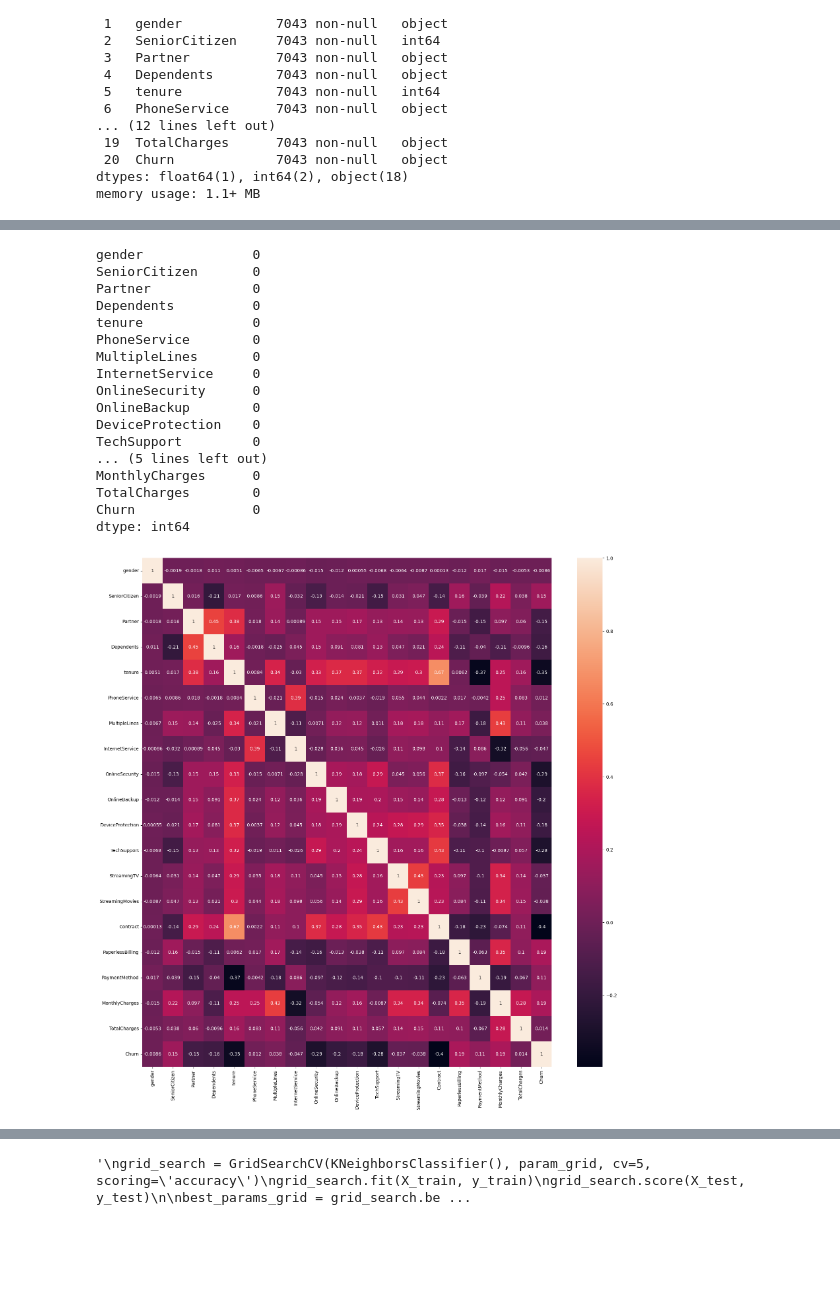
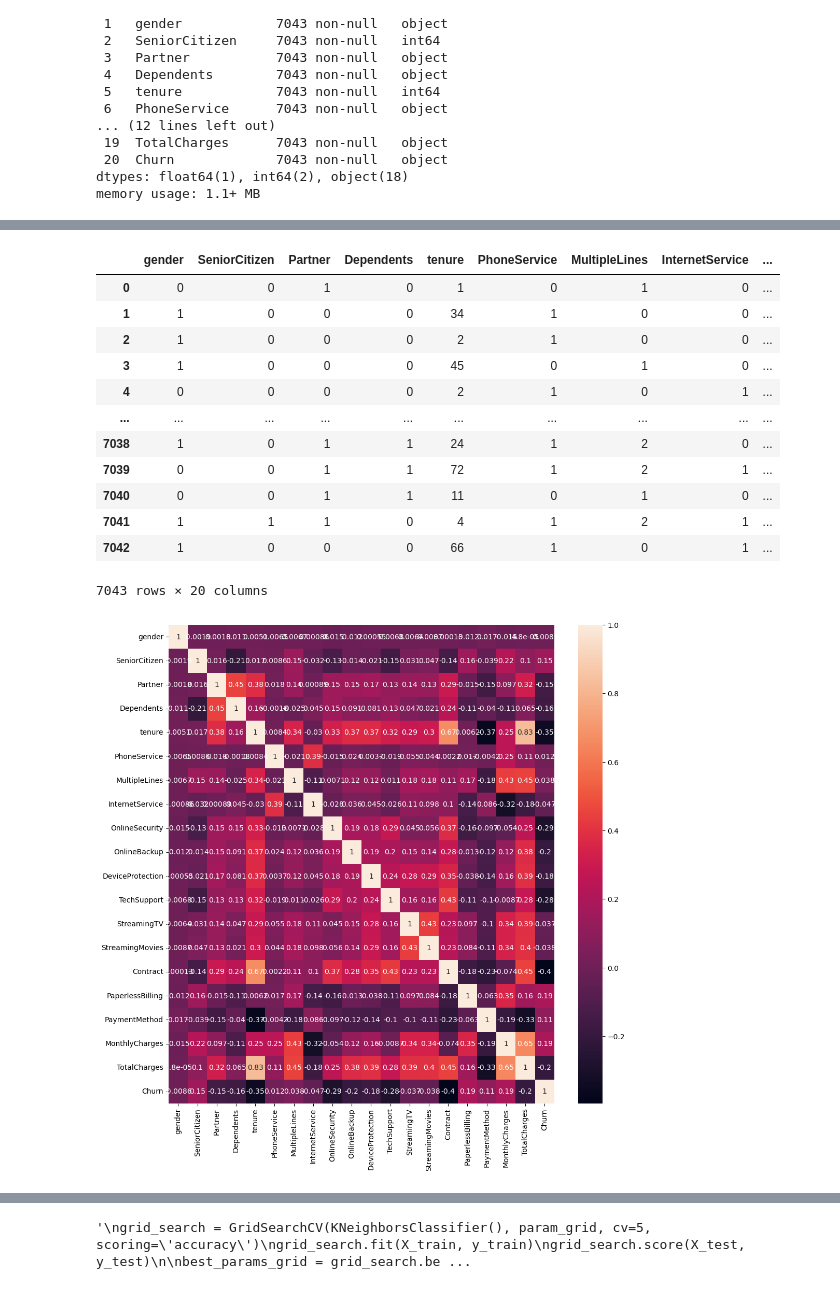
Before and after one commit to SantiFdezz/bike-sharing-ml, a Jupyter notebook: KNN.ipynb, the cells around one changed output, grey strips where cells are left out. Cells and saved outputs as stored; diff of their text form; code cells hidden in the pictures; blank space fills up the shorter version.

```diff
--- a/KNN.ipynb
+++ b/KNN.ipynb
@@ -12,0 +15,5 @@ from sklearn.pipeline import Pipeline
+# %%
+# Descargamos el dataset
+path = kagglehub.dataset_download("blastchar/telco-customer-churn")
+
+print("Path to dataset files:", path)
@@ -13,6 +23,6 @@ from sklearn.pipeline import Pipeline
 # %%
-telco_df = pd.read_csv('./datasets/WA_Fn-UseC_-Telco-Customer-Churn.csv')
-telco_df
+dfTelco = pd.read_csv(path+'/WA_Fn-UseC_-Telco-Customer-Churn.csv')
+dfTelco
 # %% [output]
 |  | customerID | gender | SeniorCitizen | Partner | Dependents | tenure | PhoneService | MultipleLines | ... |
 | 0 | 7590-VHVEG | Female | 0 | Yes | No | 1 | No | No phone service | ... |
@@ -50,11 +62,21 @@ memory usage: 1.1+ MB
 # %%
+categorical_features = [
+    'MultipleLines', 'InternetService',
+    'OnlineSecurity', 'OnlineBackup', 'DeviceProtection', 'TechSupport',
+    'StreamingTV', 'StreamingMovies', 'Contract', 'PaymentMethod', 'gender','SeniorCitizen',
+    'Partner', 'Dependents','PhoneService', 'PaperlessBilling', 'Churn'
+]
+
 # Vamos a eliminar la columna de ID, porque no es necesario para nuestro algoritmo
-telco_df.drop('customerID', axis=1, inplace=True)
 
 # Vamos a convertir las todas las columnas tipo object con label encoder
 
 le = LabelEncoder()
-for col in telco_df.columns:
-    if telco_df[col].dtype == 'object':
-        telco_df[col] = le.fit_transform(telco_df[col])
+for col in categorical_features:
+    if dfTelco[col].dtype == 'object':
+        dfTelco[col] = le.fit_transform(dfTelco[col])
+
+dfTelco['TotalCharges'] = pd.to_numeric(dfTelco['TotalCharges'], errors='coerce')
+
+dfTelco.drop('customerID', axis=1, inplace=True)
 # %%
@@ -79,34 +101,31 @@ dtypes: float64(1), int64(19)
 memory usage: 1.1 MB
 # %%
 # Comprobamos si hay valores nulos
-telco_df.isnull().sum()
+dfTelco.isnull().sum()
+dfTelco
 # %% [output]
+|  | gender | SeniorCitizen | Partner | Dependents | tenure | PhoneService | MultipleLines | InternetService | ... |
+| 0 | 0 | 0 | 1 | 0 | 1 | 0 | 1 | 0 | ... |
+| 1 | 1 | 0 | 0 | 0 | 34 | 1 | 0 | 0 | ... |
+| 2 | 1 | 0 | 0 | 0 | 2 | 1 | 0 | 0 | ... |
+| 3 | 1 | 0 | 0 | 0 | 45 | 0 | 1 | 0 | ... |
+| 4 | 0 | 0 | 0 | 0 | 2 | 1 | 0 | 1 | ... |
+| ... | ... | ... | ... | ... | ... | ... | ... | ... | ... |
+| 7038 | 1 | 0 | 1 | 1 | 24 | 1 | 2 | 0 | ... |
+| 7039 | 0 | 0 | 1 | 1 | 72 | 1 | 2 | 1 | ... |
+| 7040 | 0 | 0 | 1 | 1 | 11 | 0 | 1 | 0 | ... |
+| 7041 | 1 | 1 | 1 | 0 | 4 | 1 | 2 | 1 | ... |
+| 7042 | 1 | 0 | 0 | 0 | 66 | 1 | 0 | 1 | ... |
-gender              0
-SeniorCitizen       0
-Partner             0
-Dependents          0
-tenure              0
-PhoneService        0
-MultipleLines       0
-InternetService     0
-OnlineSecurity      0
-OnlineBackup        0
-DeviceProtection    0
-TechSupport         0
-... (5 lines left out)
-MonthlyCharges      0
-TotalCharges        0
-Churn               0
-dtype: int64
+7043 rows × 20 columns
 # %%
 # Creamos un mapa de calor para comprobar las relaciones entre las columnas de nuestro dataframe, la columna con la que vamos a trabajar es Churn
 
-corr = telco_df.corr()
-plt.figure(figsize=(20, 20))
+corr = dfTelco.corr()
+plt.figure(figsize=(12, 12))
 sns.heatmap(corr, annot=True)
 plt.show()
 # %% [output]
-[figure, old version]
+[figure, new version]
 # %%
 # Vamos a entrar un modelo de ia basade en el algoritmo de knn
 # Vamos a usar los campos de seniorcitizen, tenure, onlinebackup, techsupport, contract, paperlessbilling, monthlycharges, totalcharges
```
Also changed, not shown: parts of 9 cells of this notebook.
